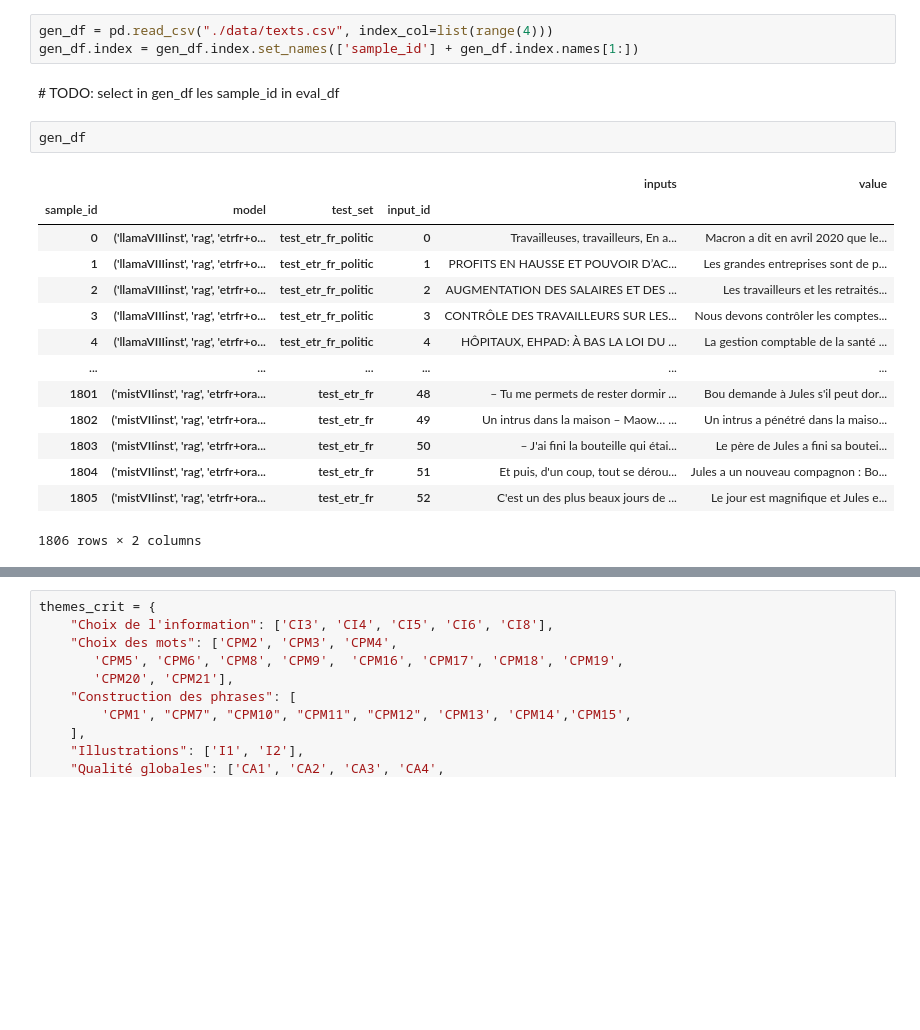
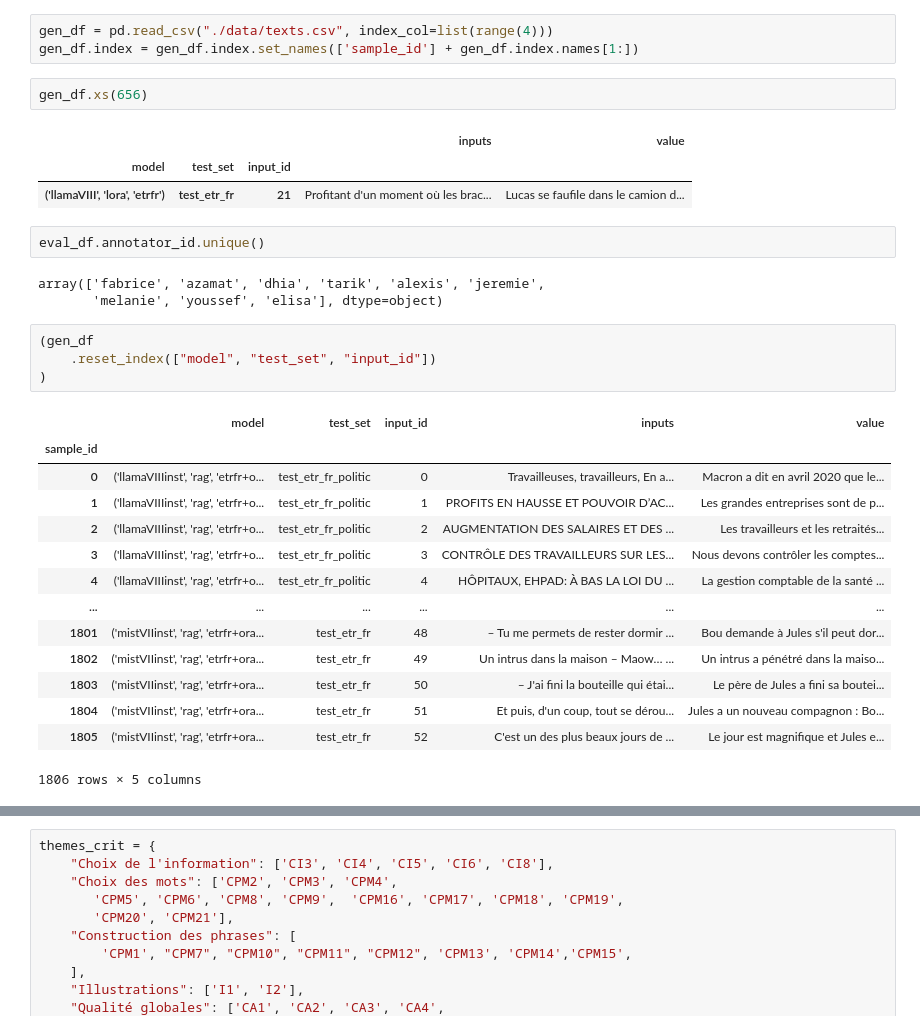
Before and after one commit to FrLdy/ETR-PEFT-Composition, a Jupyter notebook: notebooks/human_eval/get_annotations.ipynb, the cells around one changed output, grey strips where cells are left out. Saved outputs shown, nothing was run; the diff lists cells and outputs as text; blank space fills up the shorter version.

```diff
--- a/notebooks/human_eval/get_annotations.ipynb
+++ b/notebooks/human_eval/get_annotations.ipynb
@@ -74,25 +89,36 @@ eval_df
 # %%
 gen_df = pd.read_csv("./data/texts.csv", index_col=list(range(4)))
 gen_df.index = gen_df.index.set_names(['sample_id'] + gen_df.index.names[1:])
-# %% [markdown]
-# TODO: select in gen_df les sample_id in eval_df
 # %%
-gen_df
+gen_df.xs(656)
 # %% [output]
-|  |  |  |  | inputs | value |
-| sample_id | model | test_set | input_id |  |  |
-| 0 | ('llamaVIIIinst', 'rag', 'etrfr+o... | test_etr_fr_politic | 0 | Travailleuses, travailleurs, En a... | Macron a dit en avril 2020 que le... |
-| 1 | ('llamaVIIIinst', 'rag', 'etrfr+o... | test_etr_fr_politic | 1 | PROFITS EN HAUSSE ET POUVOIR D’AC... | Les grandes entreprises sont de p... |
-| 2 | ('llamaVIIIinst', 'rag', 'etrfr+o... | test_etr_fr_politic | 2 | AUGMENTATION DES SALAIRES ET DES ... | Les travailleurs et les retraités... |
-| 3 | ('llamaVIIIinst', 'rag', 'etrfr+o... | test_etr_fr_politic | 3 | CONTRÔLE DES TRAVAILLEURS SUR LES... | Nous devons contrôler les comptes... |
-| 4 | ('llamaVIIIinst', 'rag', 'etrfr+o... | test_etr_fr_politic | 4 | HÔPITAUX, EHPAD: À BAS LA LOI DU ... | La gestion comptable de la santé ... |
-| ... | ... | ... | ... | ... | ... |
-| 1801 | ('mistVIIinst', 'rag', 'etrfr+ora... | test_etr_fr | 48 | – Tu me permets de rester dormir ... | Bou demande à Jules s'il peut dor... |
-| 1802 | ('mistVIIinst', 'rag', 'etrfr+ora... | test_etr_fr | 49 | Un intrus dans la maison – Maow… ... | Un intrus a pénétré dans la maiso... |
-| 1803 | ('mistVIIinst', 'rag', 'etrfr+ora... | test_etr_fr | 50 | – J'ai fini la bouteille qui étai... | Le père de Jules a fini sa boutei... |
-| 1804 | ('mistVIIinst', 'rag', 'etrfr+ora... | test_etr_fr | 51 | Et puis, d'un coup, tout se dérou... | Jules a un nouveau compagnon : Bo... |
-| 1805 | ('mistVIIinst', 'rag', 'etrfr+ora... | test_etr_fr | 52 | C'est un des plus beaux jours de ... | Le jour est magnifique et Jules e... |
+|  |  |  | inputs | value |
+| model | test_set | input_id |  |  |
+| ('llamaVIII', 'lora', 'etrfr') | test_etr_fr | 21 | Profitant d'un moment où les brac... | Lucas se faufile dans le camion d... |
-1806 rows × 2 columns
+# %%
+eval_df.annotator_id.unique()
+# %% [output]
+array(['fabrice', 'azamat', 'dhia', 'tarik', 'alexis', 'jeremie',
+       'melanie', 'youssef', 'elisa'], dtype=object)
+# %%
+(gen_df
+    .reset_index(["model", "test_set", "input_id"])
+)
+# %% [output]
+|  | model | test_set | input_id | inputs | value |
+| sample_id |  |  |  |  |  |
+| 0 | ('llamaVIIIinst', 'rag', 'etrfr+o... | test_etr_fr_politic | 0 | Travailleuses, travailleurs, En a... | Macron a dit en avril 2020 que le... |
+| 1 | ('llamaVIIIinst', 'rag', 'etrfr+o... | test_etr_fr_politic | 1 | PROFITS EN HAUSSE ET POUVOIR D’AC... | Les grandes entreprises sont de p... |
+| 2 | ('llamaVIIIinst', 'rag', 'etrfr+o... | test_etr_fr_politic | 2 | AUGMENTATION DES SALAIRES ET DES ... | Les travailleurs et les retraités... |
+| 3 | ('llamaVIIIinst', 'rag', 'etrfr+o... | test_etr_fr_politic | 3 | CONTRÔLE DES TRAVAILLEURS SUR LES... | Nous devons contrôler les comptes... |
+| 4 | ('llamaVIIIinst', 'rag', 'etrfr+o... | test_etr_fr_politic | 4 | HÔPITAUX, EHPAD: À BAS LA LOI DU ... | La gestion comptable de la santé ... |
+| ... | ... | ... | ... | ... | ... |
+| 1801 | ('mistVIIinst', 'rag', 'etrfr+ora... | test_etr_fr | 48 | – Tu me permets de rester dormir ... | Bou demande à Jules s'il peut dor... |
+| 1802 | ('mistVIIinst', 'rag', 'etrfr+ora... | test_etr_fr | 49 | Un intrus dans la maison – Maow… ... | Un intrus a pénétré dans la maiso... |
+| 1803 | ('mistVIIinst', 'rag', 'etrfr+ora... | test_etr_fr | 50 | – J'ai fini la bouteille qui étai... | Le père de Jules a fini sa boutei... |
+| 1804 | ('mistVIIinst', 'rag', 'etrfr+ora... | test_etr_fr | 51 | Et puis, d'un coup, tout se dérou... | Jules a un nouveau compagnon : Bo... |
+| 1805 | ('mistVIIinst', 'rag', 'etrfr+ora... | test_etr_fr | 52 | C'est un des plus beaux jours de ... | Le jour est magnifique et Jules e... |
+1806 rows × 5 columns
 # %%
 df = (gen_df
     .reset_index(["model", "test_set", "input_id"])
```
Also changed, not shown: parts of 15 cells of this notebook, 2 other files.
